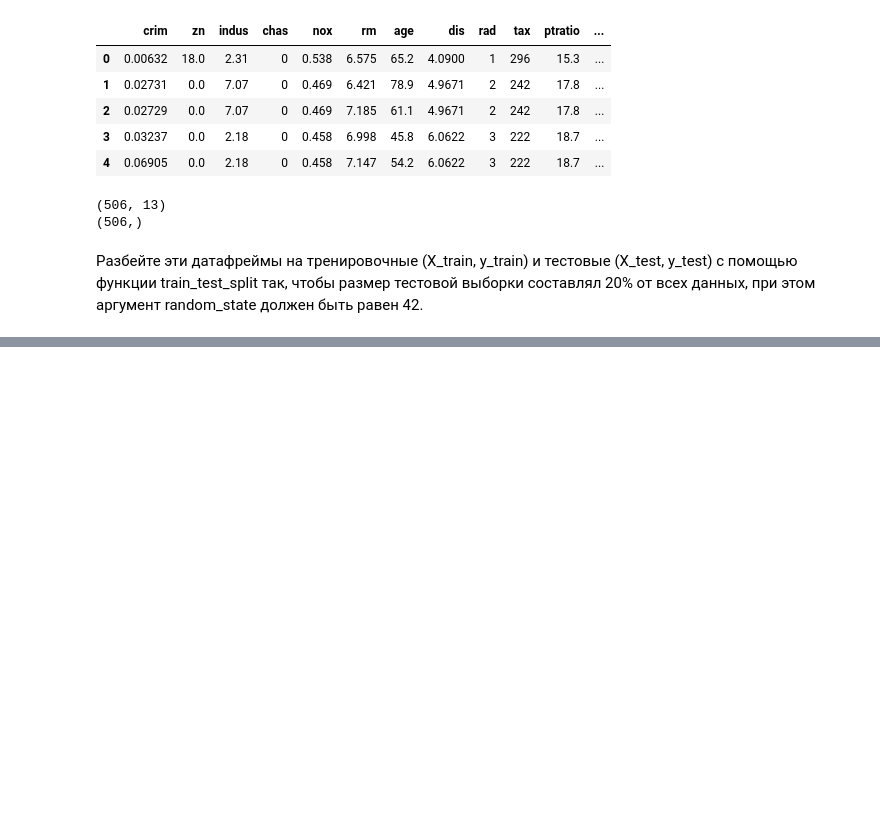
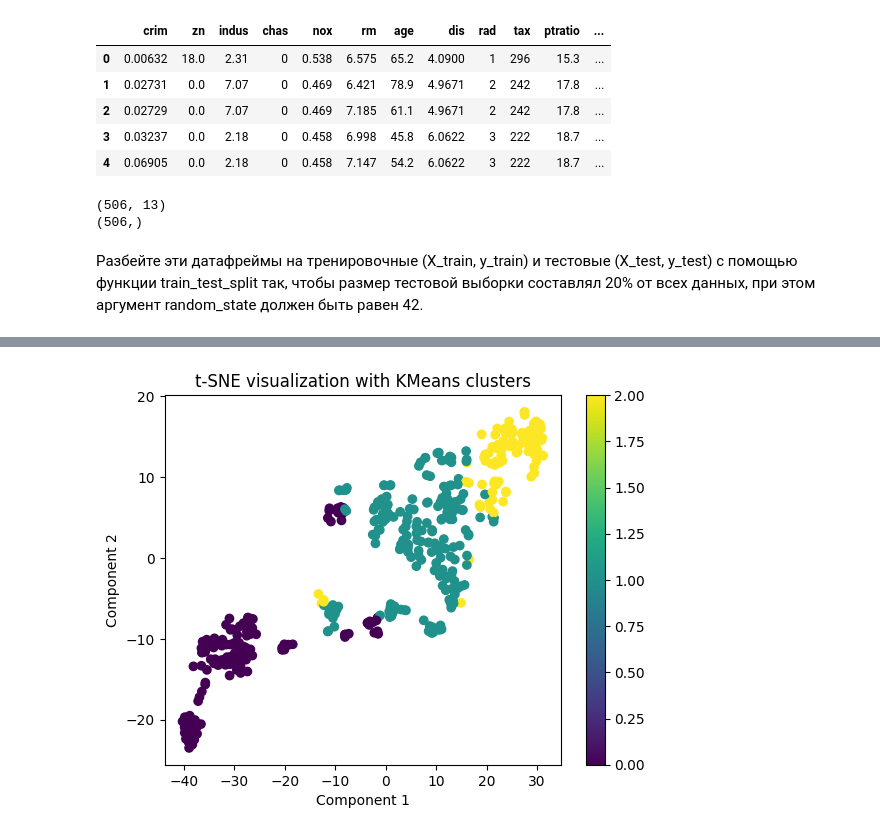
Before and after one commit to Temnihan/pandas, a Jupyter notebook: d4_task1.ipynb, the cells around one changed output, grey strips where cells are left out. Cells and saved outputs as stored; diff of their text form; code cells hidden in the pictures; blank space fills up the shorter version.

```diff
--- a/d4_task1.ipynb
+++ b/d4_task1.ipynb
@@ -48,0 +93,10 @@ print(X_test.shape, y_test.shape)
+# %%
+# Визуализация результатов t-SNE с раскраской по кластерам
+plt.scatter(X_train_tsne[:, 0], X_train_tsne[:, 1], c=labels_train)
+plt.xlabel('Component 1')
+plt.ylabel('Component 2')
+plt.colorbar()
+plt.title('t-SNE visualization with KMeans clusters')
+plt.show()
+# %% [output]
+[figure, added]
```
Also changed, not shown: parts of 11 cells of this notebook.
